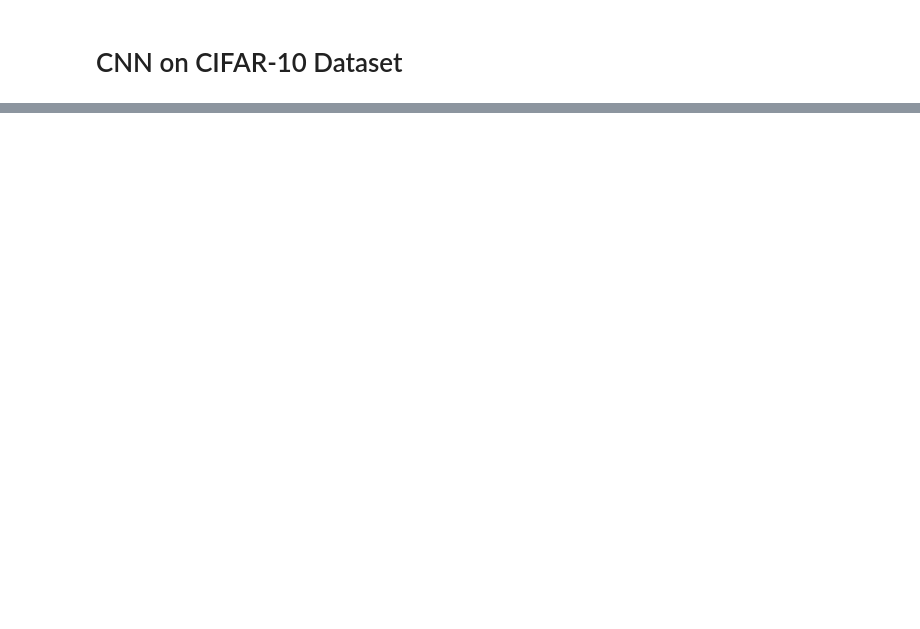
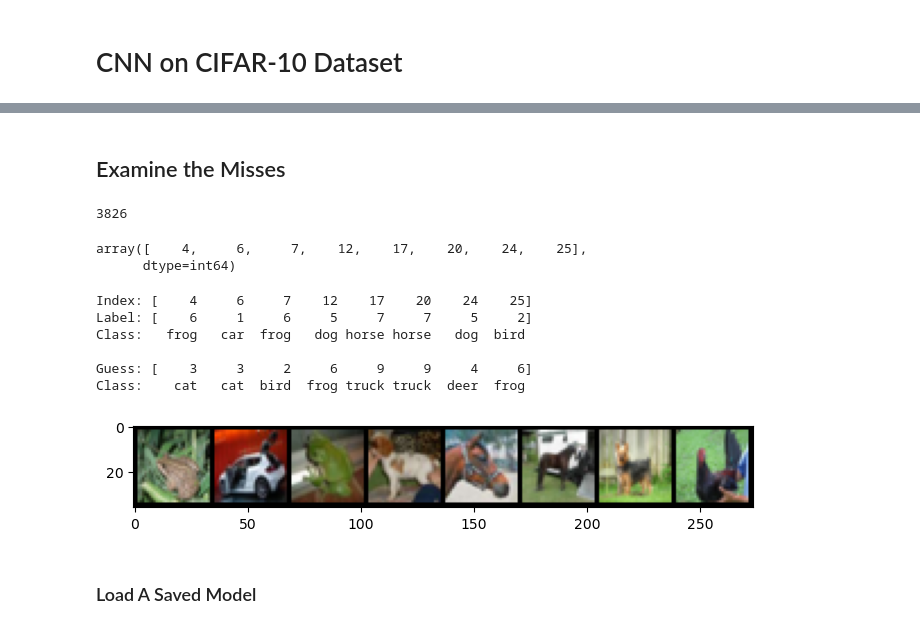
Before and after one commit to cmurray4492/PythonProjects, a Jupyter notebook: Machine_Learning/PyTorch/CNN_on_CIFAR-10_Dataset.ipynb, the cells around one changed output, grey strips where cells are left out. Saved outputs shown, nothing was run; the diff lists cells and outputs as text; code cells hidden in the pictures; blank space fills up the shorter version.

```diff
--- a/Machine_Learning/PyTorch/CNN_on_CIFAR-10_Dataset.ipynb
+++ b/Machine_Learning/PyTorch/CNN_on_CIFAR-10_Dataset.ipynb
@@ -15,0 +268,49 @@ from sklearn.metrics import confusion_matrix
+# %% [markdown]
+## Examine the Misses
+# %%
+misses = np.array([])
+for i in range(len(predicted.view(-1))):
+    if predicted[i] != y_test[i]:
+        misses = np.append(misses,i).astype('int64')
+
+# Display the number of misses
+len(misses)
+# %% [output]
+3826
+# %%
+# Display the first 8 index positions
+misses[:8]
+# %% [output]
+array([    4,     6,     7,    12,    17,    20,    24,    25],
+      dtype=int64)
+# %%
+# Set up an iterator to feed batched rows
+r = 8   # row size
+row = iter(np.array_split(misses,len(misses)//r+1))
+# %%
+np.set_printoptions(formatter=dict(int=lambda x: f'{x:5}')) # to widen the printed array
+
+nextrow = next(row)
+lbls = y_test.index_select(0,torch.tensor(nextrow)).numpy()
+gues = predicted.index_select(0,torch.tensor(nextrow)).numpy()
+print("Index:", nextrow)
+print("Label:", lbls)
+print("Class: ", *np.array([class_names[i] for i in lbls]))
+print()
+print("Guess:", gues)
+print("Class: ", *np.array([class_names[i] for i in gues]))
+
+images = X_test.index_select(0,torch.tensor(nextrow))
+im = make_grid(images, nrow=r)
+plt.figure(figsize=(8,4))
+plt.imshow(np.transpose(im.numpy(), (1, 2, 0)));
+# %% [output]
+Index: [    4     6     7    12    17    20    24    25]
+Label: [    6     1     6     5     7     7     5     2]
+Class:   frog   car  frog   dog horse horse   dog  bird
+
+Guess: [    3     3     2     6     9     9     4     6]
+Class:    cat   cat  bird  frog truck truck  deer  frog
+[figure, added]
+# %% [markdown]
+### Load A Saved Model
```
Also changed, not shown: parts of 32 cells of this notebook, 1 other file.
